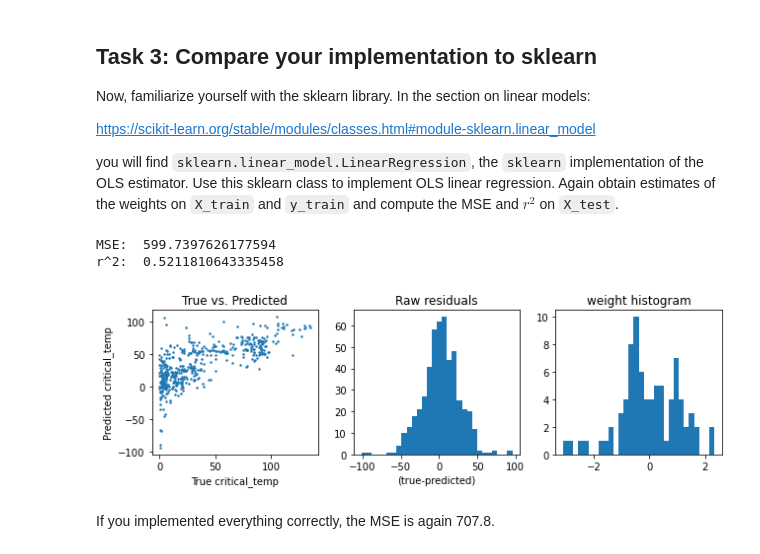
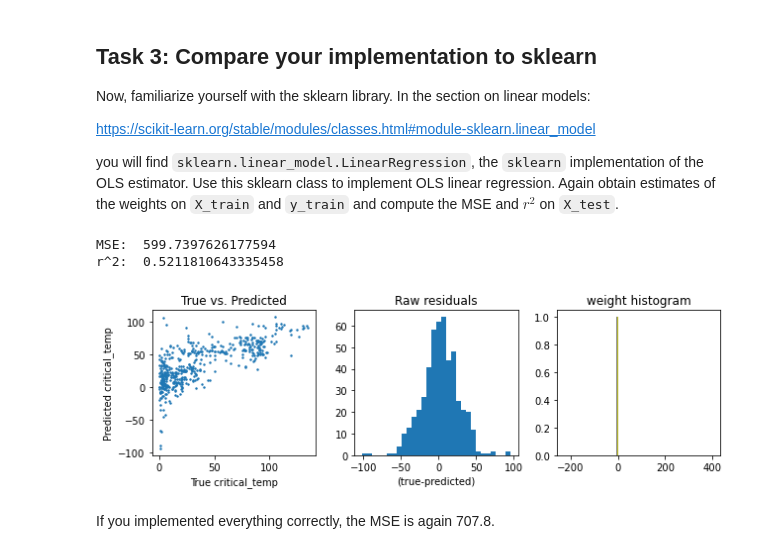
Before and after one commit to Deepak1520/Machine-Learning, a Jupyter notebook: Exercise 1/Exercise_1.ipynb, the cells around one changed output. Saved outputs shown, nothing was run; the diff lists cells and outputs as text; code cells hidden in the pictures.

```diff
--- a/Exercise 1/Exercise_1.ipynb
+++ b/Exercise 1/Exercise_1.ipynb
@@ -310,18 +302,24 @@ def sklearn_regression(X_test, X_train, y_train):
     lr = LinearRegression()
     lr.fit(X_train, y_train)
 
+
+    # Get coefficients and intercept
+    weights = np.hstack((np.reshape(lr.intercept_,(1,1)), lr.coef_))
+
+    #predict on test data
     y_pred = lr.predict(X_test)
 
     # ---------------- END CODE -------------------------
 
     return weights, y_pred
 # %%
-weights, y_pred = sklearn_regression(X_test, X_train, y_train)
-plot_regression_results(y_test, y_pred, weights)
+weights_sklearn_regression, y_pred_sklearn_regression = sklearn_regression(X_test, X_train, y_train)
+
+plot_regression_results(y_test, y_pred_sklearn_regression, weights_sklearn_regression)
 # %% [output]
 MSE:  599.7397626177594
 r^2:  0.5211810643335458
-[figure, old version]
+[figure, new version]
 # %% [markdown]
 If you implemented everything correctly, the MSE is again 707.8.
 # %% [markdown]
```
Also changed, not shown: parts of 22 cells of this notebook, 2 other files.
